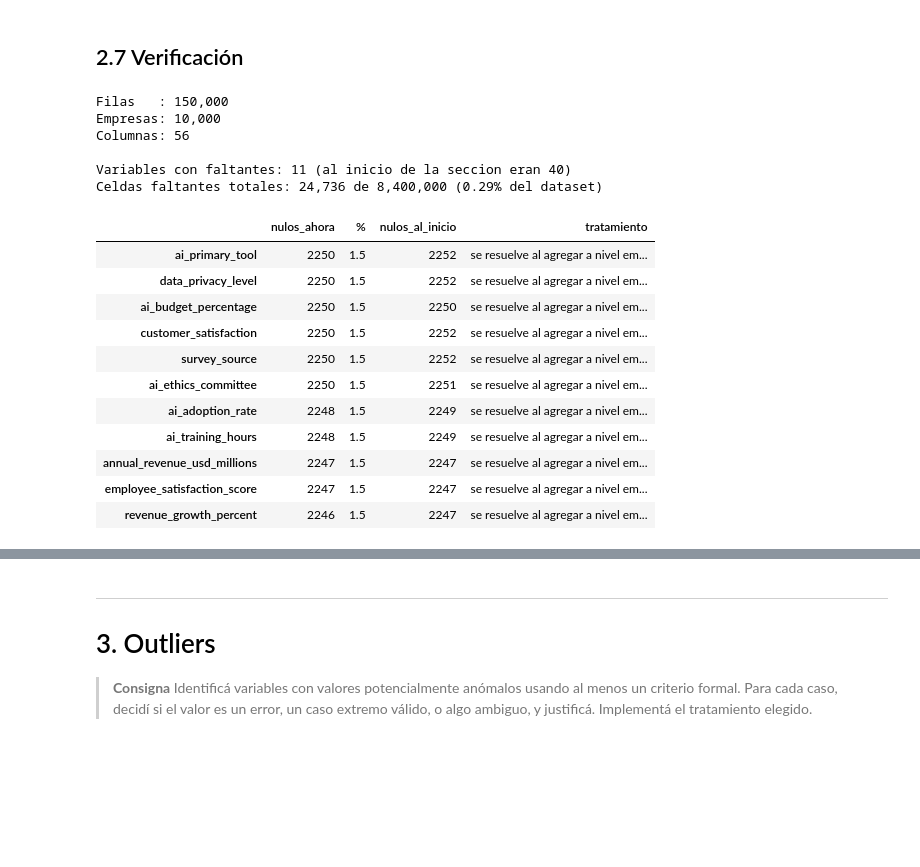
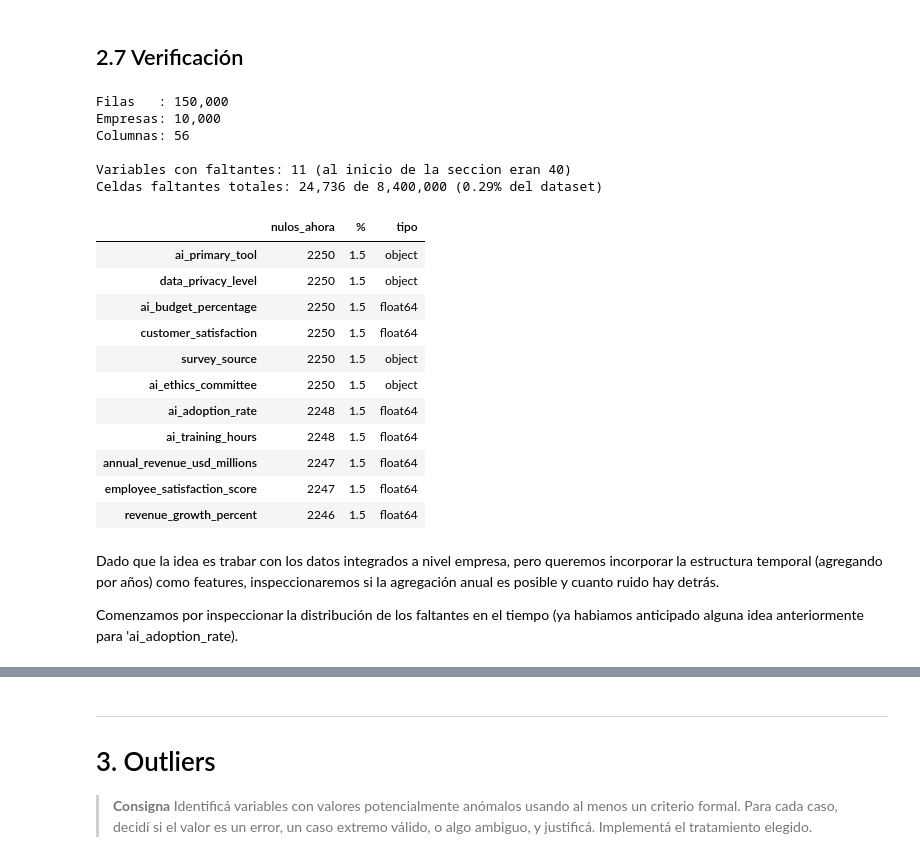
Before and after one commit to Franncippi/Proyecto-mentoria-M09, a Jupyter notebook: notebooks/02_curacion_de_datos_e_integracion.ipynb, the cells around one changed output, grey strips where cells are left out. Saved outputs shown, nothing was run; the diff lists cells and outputs as text; code cells hidden in the pictures; blank space fills up the shorter version.

```diff
--- a/notebooks/02_curacion_de_datos_e_integracion.ipynb
+++ b/notebooks/02_curacion_de_datos_e_integracion.ipynb
@@ -698,37 +719,40 @@ Filas: 150,000 (sin cambios: True)
 # %%
 faltantes_final = df.isna().sum()
 faltantes_final = faltantes_final[faltantes_final > 0].sort_values(ascending=False)
 
 resumen = pd.DataFrame({
     "nulos_ahora":     faltantes_final,
     "%":               (faltantes_final / len(df) * 100).round(2),
-    "nulos_al_inicio": faltantes[faltantes_final.index],
-    "tratamiento":     "se resuelve al agregar a nivel empresa",
+    "tipo":             df.dtypes[faltantes_final.index].astype(str),
 })
 
 print(f"Filas   : {len(df):,}")
 print(f"Empresas: {df['company_id'].nunique():,}")
 print(f"Columnas: {df.shape[1]}")
 print(f"\nVariables con faltantes: {len(faltantes_final)} (al inicio de la seccion eran {len(faltantes)})")
 print(f"Celdas faltantes totales: {int(faltantes_final.sum()):,} de {df.size:,} "
       f"({faltantes_final.sum() / df.size * 100:.2f}% del dataset)\n")
 resumen
 # %% [output]
 Filas   : 150,000
 Empresas: 10,000
 Columnas: 56
 
 Variables con faltantes: 11 (al inicio de la seccion eran 40)
 Celdas faltantes totales: 24,736 de 8,400,000 (0.29% del dataset)
-|  | nulos_ahora | % | nulos_al_inicio | tratamiento |
-| ai_primary_tool | 2250 | 1.5 | 2252 | se resuelve al agregar a nivel em... |
-| data_privacy_level | 2250 | 1.5 | 2252 | se resuelve al agregar a nivel em... |
-| ai_budget_percentage | 2250 | 1.5 | 2250 | se resuelve al agregar a nivel em... |
-| customer_satisfaction | 2250 | 1.5 | 2252 | se resuelve al agregar a nivel em... |
-| survey_source | 2250 | 1.5 | 2252 | se resuelve al agregar a nivel em... |
-| ai_ethics_committee | 2250 | 1.5 | 2251 | se resuelve al agregar a nivel em... |
-| ai_adoption_rate | 2248 | 1.5 | 2249 | se resuelve al agregar a nivel em... |
-| ai_training_hours | 2248 | 1.5 | 2249 | se resuelve al agregar a nivel em... |
-| annual_revenue_usd_millions | 2247 | 1.5 | 2247 | se resuelve al agregar a nivel em... |
-| employee_satisfaction_score | 2247 | 1.5 | 2247 | se resuelve al agregar a nivel em... |
-| revenue_growth_percent | 2246 | 1.5 | 2247 | se resuelve al agregar a nivel em... |
+|  | nulos_ahora | % | tipo |
+| ai_primary_tool | 2250 | 1.5 | object |
+| data_privacy_level | 2250 | 1.5 | object |
+| ai_budget_percentage | 2250 | 1.5 | float64 |
+| customer_satisfaction | 2250 | 1.5 | float64 |
+| survey_source | 2250 | 1.5 | object |
+| ai_ethics_committee | 2250 | 1.5 | object |
+| ai_adoption_rate | 2248 | 1.5 | float64 |
+| ai_training_hours | 2248 | 1.5 | float64 |
+| annual_revenue_usd_millions | 2247 | 1.5 | float64 |
+| employee_satisfaction_score | 2247 | 1.5 | float64 |
+| revenue_growth_percent | 2246 | 1.5 | float64 |
+# %% [markdown]
+Dado que la idea es trabar con los datos integrados a nivel empresa, pero queremos incorporar la estructura temporal (agregando por años) como features, inspeccionaremos si la agregación anual es posible y cuanto ruido hay detrás.
+
+Comenzamos por inspeccionar la distribución de los faltantes en el tiempo (ya habiamos anticipado alguna idea anteriormente para 'ai_adoption_rate).
```
Also changed, not shown: parts of 13 cells of this notebook.
